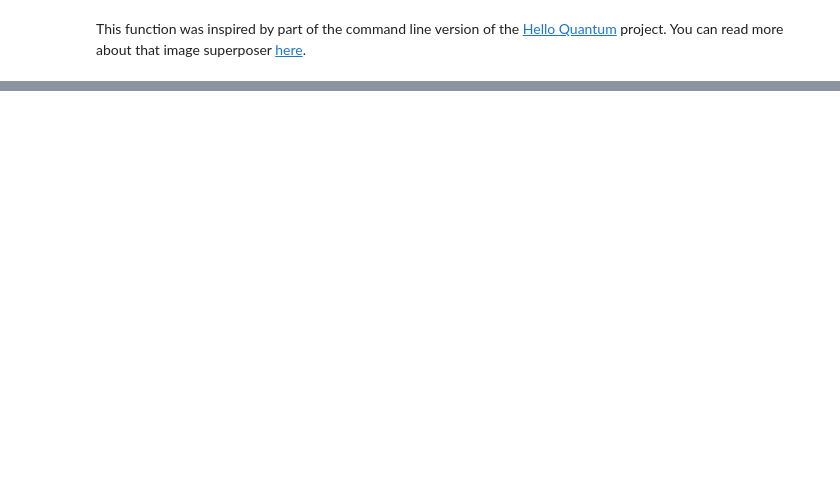
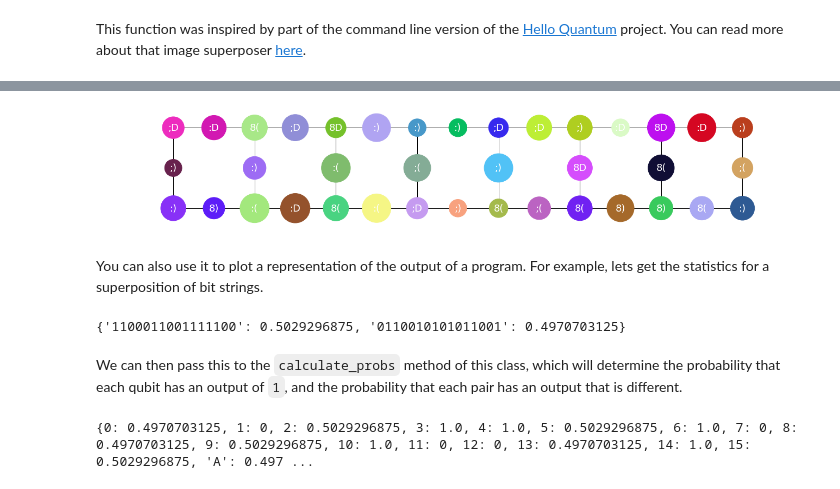
Before and after one commit to quantumjim/qreative, a Jupyter notebook: how-to-use.ipynb, the cells around one changed output, grey strips where cells are left out. Saved outputs shown, nothing was run; the diff lists cells and outputs as text; code cells hidden in the pictures; blank space fills up the shorter version.

```diff
--- a/how-to-use.ipynb
+++ b/how-to-use.ipynb
@@ -346,0 +392,27 @@ This function was inspired by part of the command line version of the [Hello Qua
+# %%
+colors = {}
+labels = {}
+sizes = {}
+import random
+for node in L.pos:
+    colors[node] = (random.random(),random.random(),random.random())
+    labels[node] = random.choice([';',':','8']) + random.choice([')','(','D'])
+    sizes[node] = 1000+2000*(random.random())
+
+L.plot(colors=colors,labels=labels,sizes=sizes)
+# %% [output]
+[figure, added]
+# %% [markdown]
+You can also use it to plot a representation of the output of a program. For example, lets get the statistics for a superposition of bit strings.
+# %%
+stats = creative.bitstring_superposer(['1100011001111100','0110010101011001'])
+print(stats)
+# %% [output]
+{'1100011001111100': 0.5029296875, '0110010101011001': 0.4970703125}
+# %% [markdown]
+We can then pass this to the `calculate_probs` method of this class, which will determine the probability that each qubit has an output of `1`, and the probability that each pair has an output that is different.
+# %%
+probs = L.calculate_probs(stats)
+print(probs)
+# %% [output]
+{0: 0.4970703125, 1: 0, 2: 0.5029296875, 3: 1.0, 4: 1.0, 5: 0.5029296875, 6: 1.0, 7: 0, 8: 0.4970703125, 9: 0.5029296875, 10: 1.0, 11: 0, 12: 0, 13: 0.4970703125, 14: 1.0, 15: 0.5029296875, 'A': 0.497 ...
```
Also changed, not shown: parts of 36 cells of this notebook, 1 other file.
